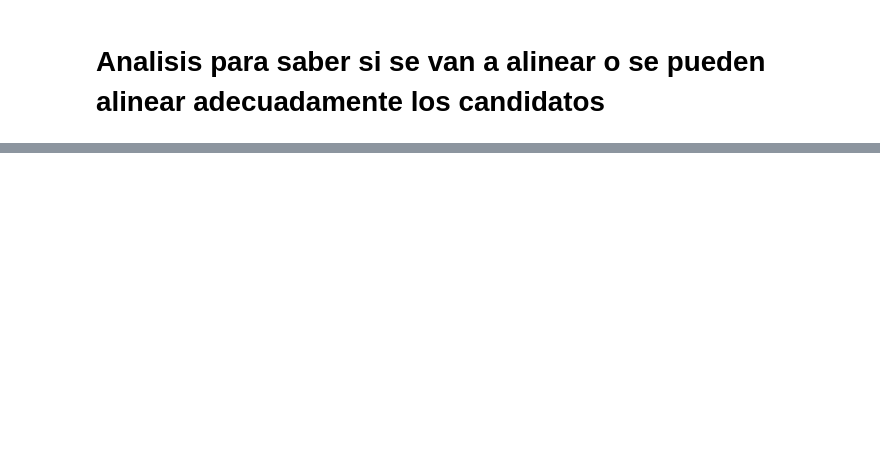
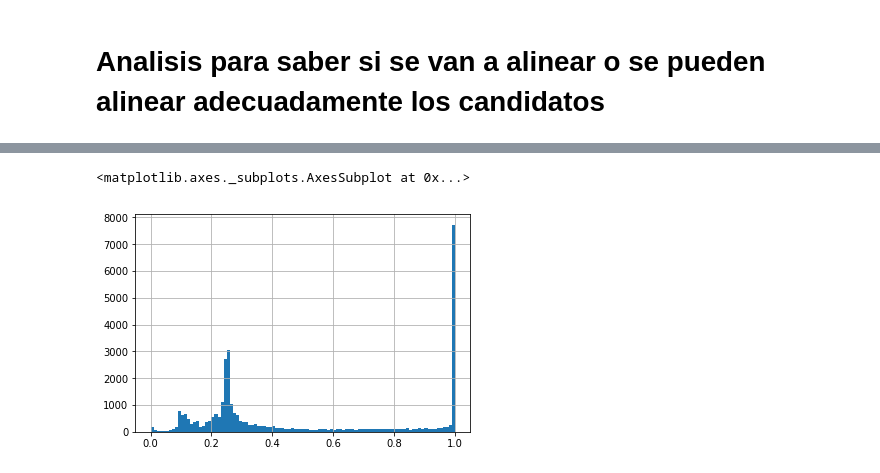
Before and after one commit to serch86/click_python, a Jupyter notebook: Serch/Expermientos/Analisis_para_alineacion.ipynb, the cells around one changed output, grey strips where cells are left out. Cells and saved outputs as stored; diff of their text form; code cells hidden in the pictures; blank space fills up the shorter version.

```diff
--- a/Serch/Expermientos/Analisis_para_alineacion.ipynb
+++ b/Serch/Expermientos/Analisis_para_alineacion.ipynb
@@ -45,0 +253,13 @@ sns.kdeplot(rsmd['0'],)
+# %%
+vectores_gorro_proteina_1 = pd.DataFrame(lista_vectores_gorro)
+# %%
+%%time
+lista_vectores_gorro = []
+for i,bari in enumerate(new_df_cliques2.baricentro_clique.values):
+    lista_pre_vectores = []
+#     if i < 5:
+    for coord in df_atoms2.vector.values:
+#             print(bari,coord)
+        lista_pre_vectores.append(coord - bari)
+#             print('aa'*20)
+    lista_vectores_gorro.append(lista_pre_vectores)
@@ -45,0 +271,21 @@ sns.kdeplot(rsmd['0'],)
+# %%
+%%time
+#para cada candidato
+candidato = []
+protein_to_compare = [i for i in df_atoms2.vector.values]
+
+for idx in range(rmsd.shape[0]):
+    #tomas la matriz de rotacion y se la aplicas a los vectores gorro correspondientes
+    matriz_rotacion = rmsd.iloc[idx].matriz_rotacion
+
+    vector_gorro = vectores_gorro_proteina_1.iloc[rmsd.iloc[idx].candidato_clique_1].values
+
+    coord_vectores_rotados = [np.matmul(matriz_rotacion, i.reshape(3, 1)).T[0] for i in vector_gorro]
+
+    baricentro_proteina_2 = new_df_cliques2.iloc[rmsd.iloc[idx].candidato_clique_2].baricentro_clique
+
+    protein_trasladado_rotado = coord_vectores_rotados + baricentro_proteina_2 #nuevas coordendas proteina 1
+    #RMSD
+    p12 = np.sum((protein_to_compare - protein_trasladado_rotado) ** 2, 1)
+    rmsd_i = lambda i: np.sqrt(i) / 3
+    candidato.append([np.where(rmsd_i(p12) <= 3.5,1,0).mean(), idx])
@@ -45,0 +295,7 @@ sns.kdeplot(rsmd['0'],)
+# %%
+df_so = pd.DataFrame(candidato,columns=['SO','index'])
+# %%
+df_so.SO.hist(bins=100)
+# %% [output]
+<matplotlib.axes._subplots.AxesSubplot at 0x...>
+[figure, added]
```
Also changed, not shown: parts of 64 cells of this notebook, 41 other files.
